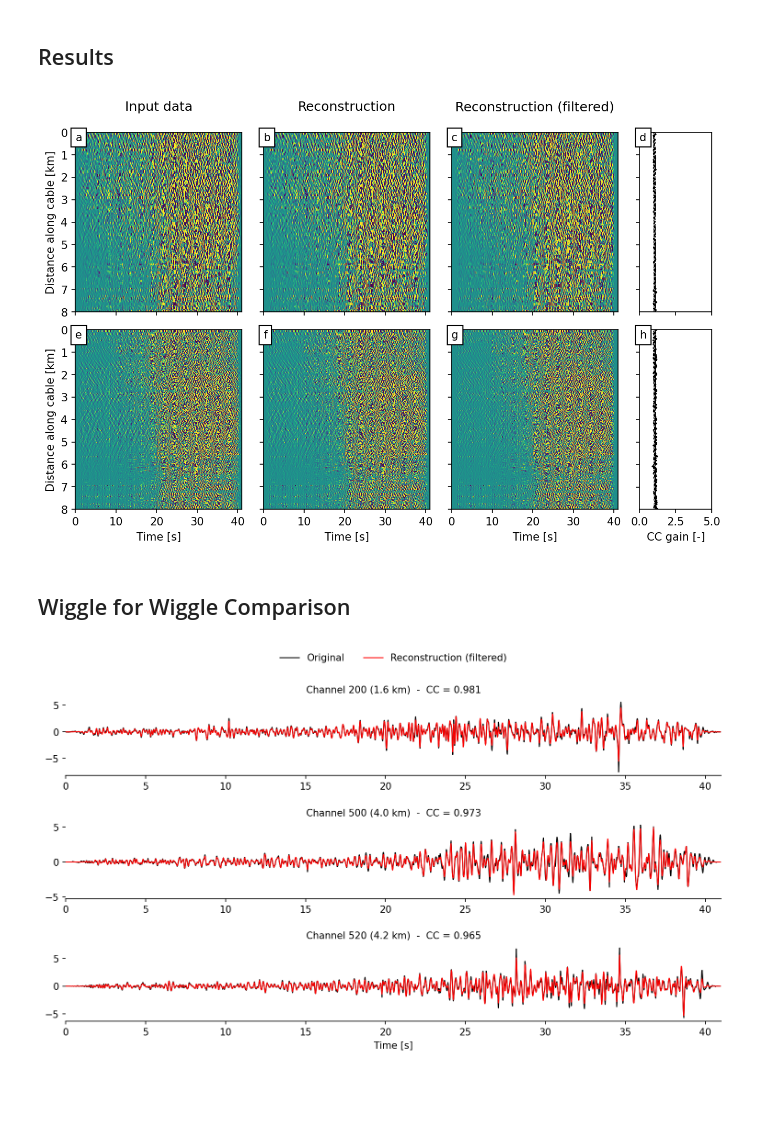
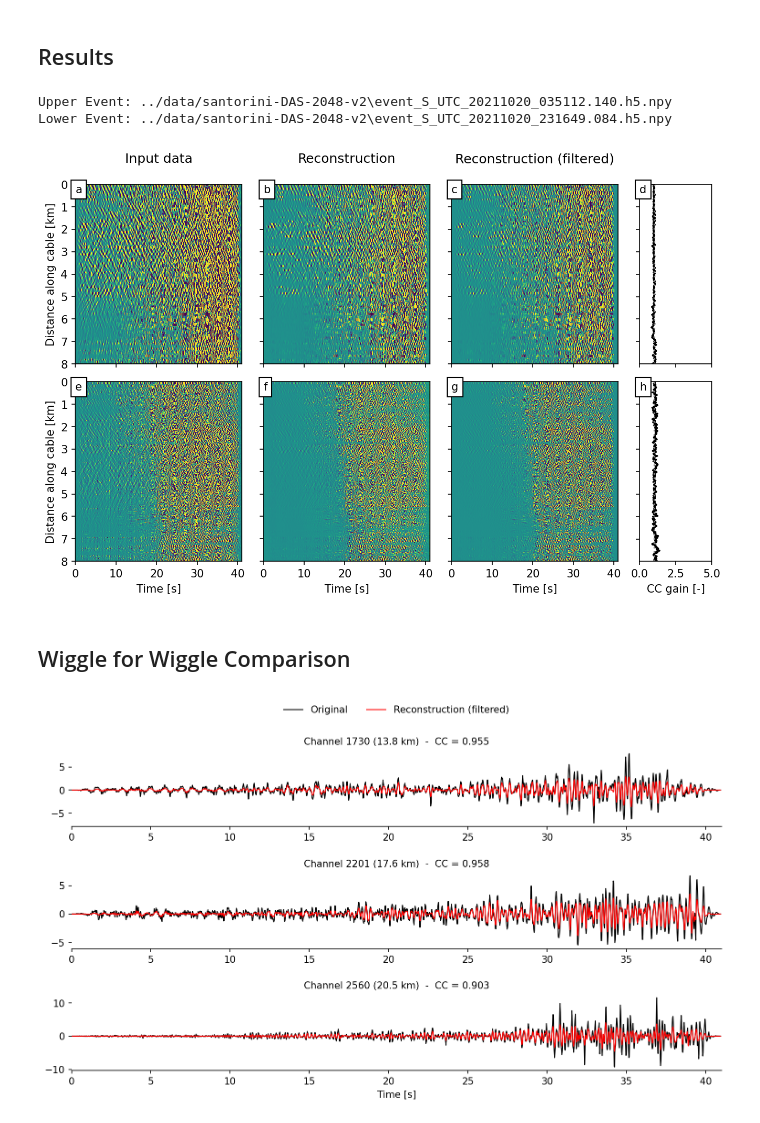
Before and after one commit to maniatisni/iDAS-self-supervised-denoising, a Jupyter notebook: testing-DAS-santorini.ipynb, the cells around one changed output. Saved outputs shown, nothing was run; the diff lists cells and outputs as text; code cells hidden in the pictures; blank space fills up the shorter version.

```diff
--- a/testing-DAS-santorini.ipynb
+++ b/testing-DAS-santorini.ipynb
@@ -15,9 +15,9 @@ hidden_layers = 4
 ## Load Trained Model
 # %%
 criterion = nn.MSELoss()
-model_name = "DAS-2-v2"
+model_name = "DAS-1"
 model = DenoisingUNet(input_bands=1, output_classes=1, hidden_channels=hidden_layers)
-state = torch.load(f'../data/runs/synthetic-run/DAS-santorini-2048-v2-runs/{model_name}.pth')
-# state = torch.load(f'../data/runs/synthetic-run/DAS-HCMR-Nestor-runs/{model_name}.pth')
+# state = torch.load(f'../data/runs/synthetic-run/DAS-santorini-2048-v2-runs/{model_name}.pth')
+state = torch.load(f'../data/runs/synthetic-run-extended/DAS-HCMR-Nestor-runs/{model_name}.pth')
 model.load_state_dict(state['model_state_dict'])
 model.eval();
@@ -78,14 +74,15 @@ def j_reconstruct(model, data, N_sub=11):
 # %%
 val_path = "../data/santorini-DAS-2048-v2/"
 val_files = glob(os.path.join(val_path, '*.npy'))
-val_files = [val_files[i] for i in [3,13,16]]
 # %% [markdown]
 ## Results
 # %%
-event_high = 1
-event_low = 2
+event_high = 15
+event_low = 16
 high = np.load(val_files[event_high])
 low = np.load(val_files[event_low])
+print(f"Upper Event: {val_files[event_high]}")
+print(f"Lower Event: {val_files[event_low]}")
 Nch, Nt = high.shape
 data_high = np.zeros_like(high)
 data_low = np.zeros_like(low)
@@ -208,15 +205,17 @@ for i, ax in enumerate(axes):
 # Adjust panel positions
 plt.subplots_adjust(top=0.9, bottom=0.1, left=0.07, right=0.97, hspace=0.1, wspace=0.3)
 
-# plt.savefig("figures/HCMR_data.pdf")
+# plt.savefig(f"../results/santorini-events-{event_high}&{event_low}.jpeg")
 plt.show()
 # %% [output]
+Upper Event: ../data/santorini-DAS-2048-v2\event_S_UTC_20211020_035112.140.h5.npy
+Lower Event: ../data/santorini-DAS-2048-v2\event_S_UTC_20211020_231649.084.h5.npy
-[figure, old version]
+[figure, new version]
 # %% [markdown]
 ## Wiggle for Wiggle Comparison
 # %%
 # Selection of channels
-selection = (200, 500, 520)
+selection = (30, 501, 860)
 # Define time window
 tmin = 0
 tcor = 25
@@ -229,33 +228,35 @@ t_slice = slice(start, end)
 
 # Draw canvas
 fig, axes = plt.subplots(nrows=3, figsize=(10, 6),dpi=150)
 
 # Loop over selected channels
 for i, n in enumerate(selection):
     ax = axes[i]
-
+    actual_n = n+1700
     # Compute CC
     CC = pearsonr(eval_sample_high[n,t_slice], reco_high_filtered[n,t_slice])[0]
 
     # Plot wiggles
     ax.plot(t, eval_sample_high[n], "k", lw=1.0, label="Original")
     ax.plot(t, reco_high_filtered[n], "r", lw=1.0, label="Reconstruction (filtered)")
     ax.set_xlim((tmin, tmax))
     # ax.set_yticks([])
 
     # Indicate channel and CC
-    ax.set_title("Channel %d (%.1f km)  -  CC = %.3f" % (n, n * gauge * 1e-3, CC), fontsize=10)
+    ax.set_title("Channel %d (%.1f km)  -  CC = %.3f" % (actual_n, actual_n * gauge * 1e-3, CC), fontsize=10)
     for spine in ("top", "left", "right"):
         ax.spines[spine].set_visible(False)
 
 # Add x-axis label
 ax.set_xlabel("Time [s]")
 
 # Add legend
 axes[0].legend(ncol=2, loc="upper center", bbox_to_anchor=(0.5, 1.7), frameon=False)
 
 # Adjust subplots
 plt.subplots_adjust(top=0.87, bottom=0.09, left=0.02, right=0.97, hspace=0.6)
+# plt.savefig(f"../results/Santorini-wiggle-event-{event_high}.jpeg")
+# plt.savefig(f"../results/Santorini-wiggle-event-{event_high}.pdf")
 plt.show()
 # %% [output]
-[figure, old version]
+[figure, new version]
```
Also changed, not shown: parts of 2 cells of this notebook.
